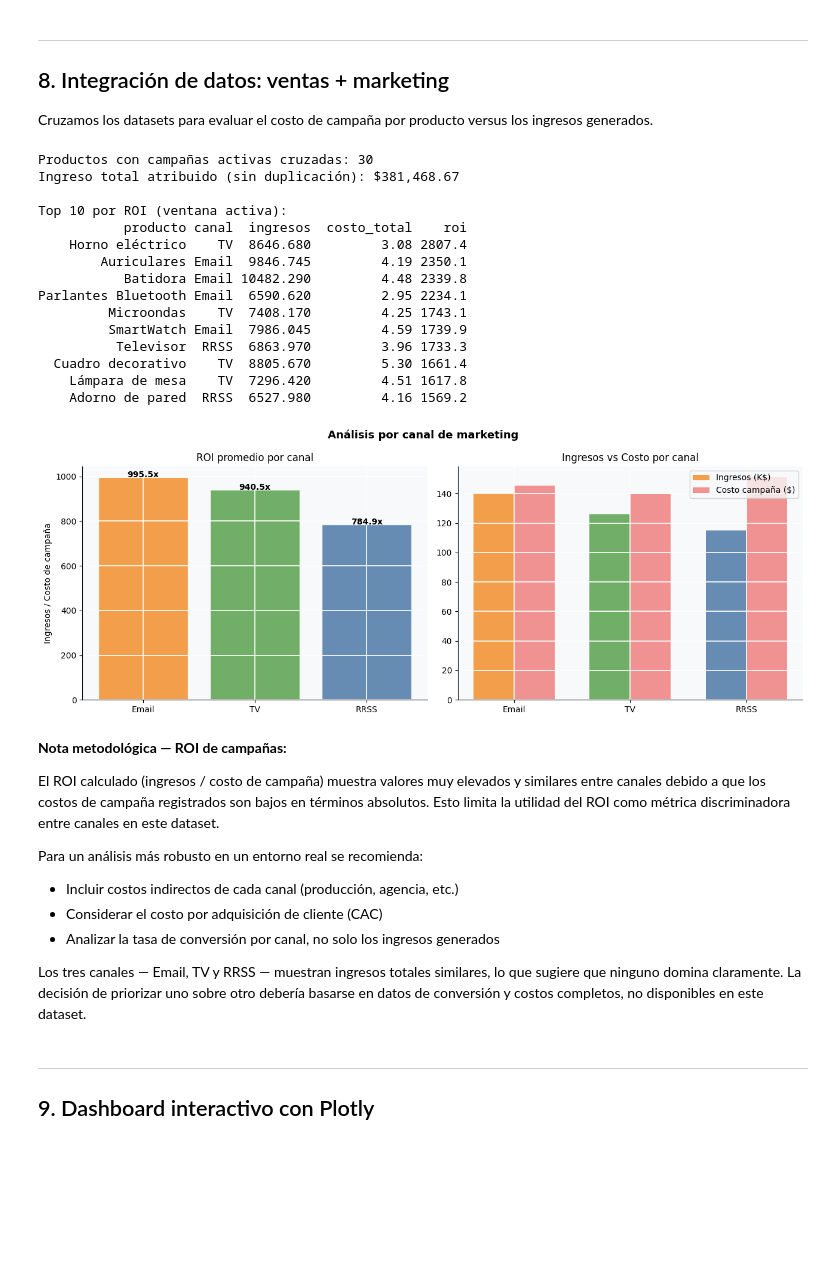
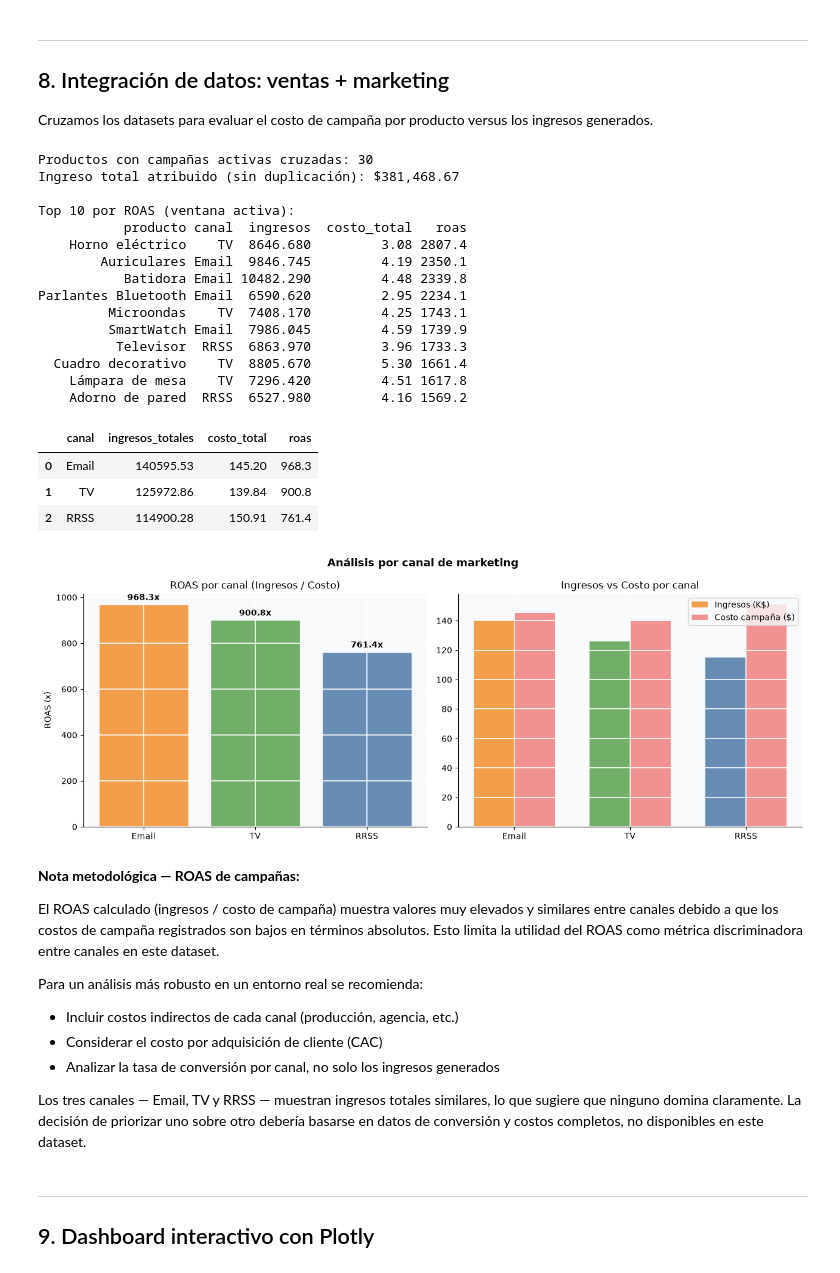
Before and after one commit to Jmonse/synthdata-analytics, a Jupyter notebook: notebooks/01_SynthData_Analytics.ipynb, the cells around one changed output. Cells and saved outputs as stored; diff of their text form; code cells hidden in the pictures; blank space fills up the shorter version.

```diff
--- a/notebooks/01_SynthData_Analytics.ipynb
+++ b/notebooks/01_SynthData_Analytics.ipynb
@@ -687,20 +689,20 @@ ventas_marketing = (
         on=['producto', 'canal']
     )
 )
-ventas_marketing['roi'] = (ventas_marketing['ingresos'] / ventas_marketing['costo_total']).round(1)
+ventas_marketing['roas'] = (ventas_marketing['ingresos'] / ventas_marketing['costo_total']).round(1)
 
 print(f"Productos con campañas activas cruzadas: {ventas_marketing['producto'].nunique()}")
 print(f"Ingreso total atribuido (sin duplicación): ${ventas_marketing['ingresos'].sum():,.2f}")
-print("\nTop 10 por ROI (ventana activa):")
-print(ventas_marketing.sort_values('roi', ascending=False)[
-    ['producto', 'canal', 'ingresos', 'costo_total', 'roi']
+print("\nTop 10 por ROAS (ventana activa):")
+print(ventas_marketing.sort_values('roas', ascending=False)[
+    ['producto', 'canal', 'ingresos', 'costo_total', 'roas']
 ].head(10).to_string(index=False))
 # %% [output]
 Productos con campañas activas cruzadas: 30
 Ingreso total atribuido (sin duplicación): $381,468.67
 
-Top 10 por ROI (ventana activa):
-           producto canal  ingresos  costo_total    roi
+Top 10 por ROAS (ventana activa):
+           producto canal  ingresos  costo_total   roas
     Horno eléctrico    TV  8646.680         3.08 2807.4
         Auriculares Email  9846.745         4.19 2350.1
            Batidora Email 10482.290         4.48 2339.8
@@ -712,54 +714,59 @@ Parlantes Bluetooth Email  6590.620         2.95 2234.1
     Lámpara de mesa    TV  7296.420         4.51 1617.8
     Adorno de pared  RRSS  6527.980         4.16 1569.2
 # %%
-# ROI por canal de marketing
-roi_canal = (
+# ROAS ponderado por canal de marketing (Ingresos totales / Costo total)
+roas_canal = (
     ventas_marketing
     .groupby('canal')
     .agg(
         ingresos_totales=('ingresos', 'sum'),
-        costo_total=('costo_total', 'sum'),
-        roi_promedio=('roi', 'mean')
+        costo_total=('costo_total', 'sum')
     )
     .reset_index()
-    .sort_values('roi_promedio', ascending=False)
 )
+roas_canal['roas'] = (roas_canal['ingresos_totales'] / roas_canal['costo_total']).round(1)
+roas_canal = roas_canal.sort_values('roas', ascending=False).reset_index(drop=True)
+display(roas_canal)
 
 fig, (ax1, ax2) = plt.subplots(1, 2, figsize=(13, 5))
 fig.suptitle('Análisis por canal de marketing', fontsize=13, fontweight='bold')
 
 colores_canal = {'RRSS': '#4e79a7', 'Email': '#f28e2b', 'TV': '#59a14f'}
-c = [colores_canal.get(x, 'gray') for x in roi_canal['canal']]
+c = [colores_canal.get(x, 'gray') for x in roas_canal['canal']]
 
-ax1.bar(roi_canal['canal'], roi_canal['roi_promedio'], color=c, edgecolor='white', alpha=0.85)
-ax1.set_title('ROI promedio por canal')
-ax1.set_ylabel('Ingresos / Costo de campaña')
-for i, (canal, roi) in enumerate(zip(roi_canal['canal'], roi_canal['roi_promedio'])):
-    ax1.text(i, roi + 0.5, f'{roi:.1f}x', ha='center', fontweight='bold')
+ax1.bar(roas_canal['canal'], roas_canal['roas'], color=c, edgecolor='white', alpha=0.85)
+ax1.set_title('ROAS por canal (Ingresos / Costo)')
+ax1.set_ylabel('ROAS (x)')
+for i, (canal, roas) in enumerate(zip(roas_canal['canal'], roas_canal['roas'])):
+    ax1.text(i, roas + 20, f'{roas:.1f}x', ha='center', fontweight='bold')
 
-x = range(len(roi_canal))
+x = range(len(roas_canal))
 w = 0.35
-ax2.bar([i - w/2 for i in x], roi_canal['ingresos_totales'] / 1000,
-        width=w, label='Ingresos (K$)', color=[colores_canal.get(c, 'gray') for c in roi_canal['canal']], alpha=0.85)
-ax2.bar([i + w/2 for i in x], roi_canal['costo_total'],
+ax2.bar([i - w/2 for i in x], roas_canal['ingresos_totales'] / 1000,
+        width=w, label='Ingresos (K$)', color=[colores_canal.get(c, 'gray') for c in roas_canal['canal']], alpha=0.85)
+ax2.bar([i + w/2 for i in x], roas_canal['costo_total'],
         width=w, label='Costo campaña ($)', color='lightcoral', alpha=0.85)
 ax2.set_xticks(list(x))
-ax2.set_xticklabels(roi_canal['canal'])
+ax2.set_xticklabels(roas_canal['canal'])
 ax2.set_title('Ingresos vs Costo por canal')
 ax2.legend()
 
 plt.tight_layout()
-plt.savefig(IMG_DIR / 'marketing_roi.png', dpi=150, bbox_inches='tight')
+plt.savefig(IMG_DIR / 'marketing_roas.png', dpi=150, bbox_inches='tight')
 plt.show()
 # %% [output]
+|  | canal | ingresos_totales | costo_total | roas |
+| 0 | Email | 140595.53 | 145.20 | 968.3 |
+| 1 | TV | 125972.86 | 139.84 | 900.8 |
+| 2 | RRSS | 114900.28 | 150.91 | 761.4 |
-[figure, old version]
+[figure, new version]
 # %% [markdown]
-**Nota metodológica — ROI de campañas:**
+**Nota metodológica — ROAS de campañas:**
 
-El ROI calculado (ingresos / costo de campaña) muestra valores
+El ROAS calculado (ingresos / costo de campaña) muestra valores
 muy elevados y similares entre canales debido a que los costos
 de campaña registrados son bajos en términos absolutos.
-Esto limita la utilidad del ROI como métrica discriminadora
+Esto limita la utilidad del ROAS como métrica discriminadora
 entre canales en este dataset.
 
 Para un análisis más robusto en un entorno real se recomienda:
```
Also changed, not shown: parts of 11 cells of this notebook, 12 other files.
